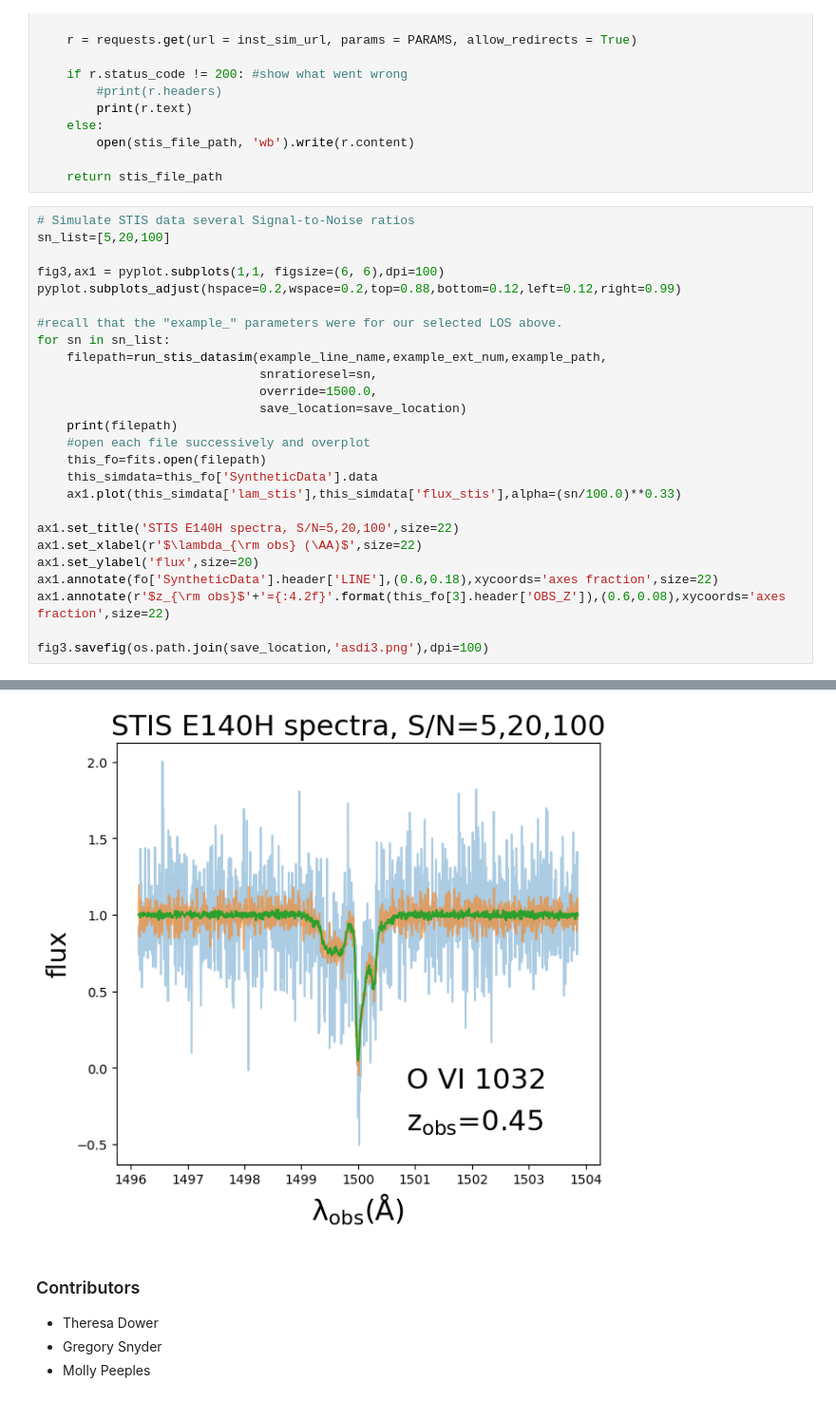
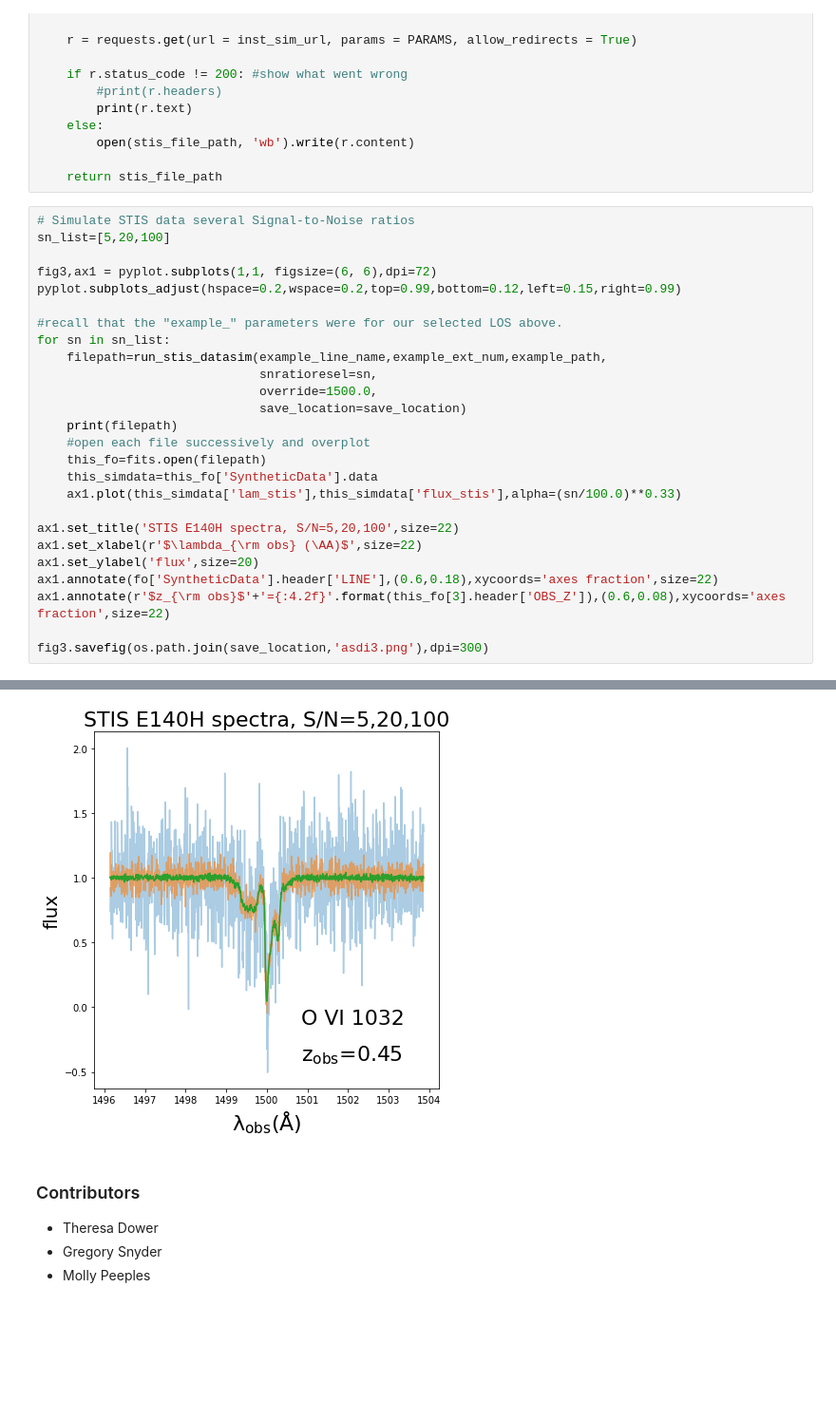
Before and after one commit to gsnyder206/notebooks, a Jupyter notebook: notebooks/MAST/ASDI/ASDI_AAS235_services-demo/ASDI_TAP_and_Fabric_Demo_Cases.ipynb, the cells around one changed output, grey strips where cells are left out. Shown: that part at 95% size. Saved outputs shown, nothing was run; the diff lists cells and outputs as text; blank space fills up the shorter version.

Commit message:
tweak figure resolutions for display purposes

```diff
--- a/notebooks/MAST/ASDI/ASDI_AAS235_services-demo/ASDI_TAP_and_Fabric_Demo_Cases.ipynb
+++ b/notebooks/MAST/ASDI/ASDI_AAS235_services-demo/ASDI_TAP_and_Fabric_Demo_Cases.ipynb
@@ -341,37 +341,37 @@ def run_stis_datasim(line_name,ext_num,path,snratioresel=25,override=False,save_
 # %%
 # Simulate STIS data several Signal-to-Noise ratios
 sn_list=[5,20,100]
 
-fig3,ax1 = pyplot.subplots(1,1, figsize=(6, 6),dpi=100)
-pyplot.subplots_adjust(hspace=0.2,wspace=0.2,top=0.88,bottom=0.12,left=0.12,right=0.99)
+fig3,ax1 = pyplot.subplots(1,1, figsize=(6, 6),dpi=72)
+pyplot.subplots_adjust(hspace=0.2,wspace=0.2,top=0.99,bottom=0.12,left=0.15,right=0.99)
 
 #recall that the "example_" parameters were for our selected LOS above.
 for sn in sn_list:
     filepath=run_stis_datasim(example_line_name,example_ext_num,example_path,
                               snratioresel=sn,
                               override=1500.0,
                               save_location=save_location)
     print(filepath)
     #open each file successively and overplot
     this_fo=fits.open(filepath)
     this_simdata=this_fo['SyntheticData'].data
     ax1.plot(this_simdata['lam_stis'],this_simdata['flux_stis'],alpha=(sn/100.0)**0.33)
 
 ax1.set_title('STIS E140H spectra, S/N=5,20,100',size=22)
 ax1.set_xlabel(r'$\lambda_{\rm obs} (\AA)$',size=22)
 ax1.set_ylabel('flux',size=20)
 ax1.annotate(fo['SyntheticData'].header['LINE'],(0.6,0.18),xycoords='axes fraction',size=22)
 ax1.annotate(r'$z_{\rm obs}$'+'={:4.2f}'.format(this_fo[3].header['OBS_Z']),(0.6,0.08),xycoords='axes fraction',size=22)
 
-fig3.savefig(os.path.join(save_location,'asdi3.png'),dpi=100)
+fig3.savefig(os.path.join(save_location,'asdi3.png'),dpi=300)
 # %% [output]
 simulated file exists, skipping service call.
 ASDI_Sims/hlsp_misty_spectra1d_cgm_foggie_nref11n-nref10f-halo008508-rd0020-axz-dx058.9-dy028.0_v1_stis-sn5-los.fits
 simulated file exists, skipping service call.
 ASDI_Sims/hlsp_misty_spectra1d_cgm_foggie_nref11n-nref10f-halo008508-rd0020-axz-dx058.9-dy028.0_v1_stis-sn20-los.fits
 simulated file exists, skipping service call.
 ASDI_Sims/hlsp_misty_spectra1d_cgm_foggie_nref11n-nref10f-halo008508-rd0020-axz-dx058.9-dy028.0_v1_stis-sn100-los.fits
-[figure, old version]
+[figure, new version]
 # %% [markdown]
 ### Contributors
 * Theresa Dower
```
Also changed, not shown: parts of 2 cells of this notebook.
